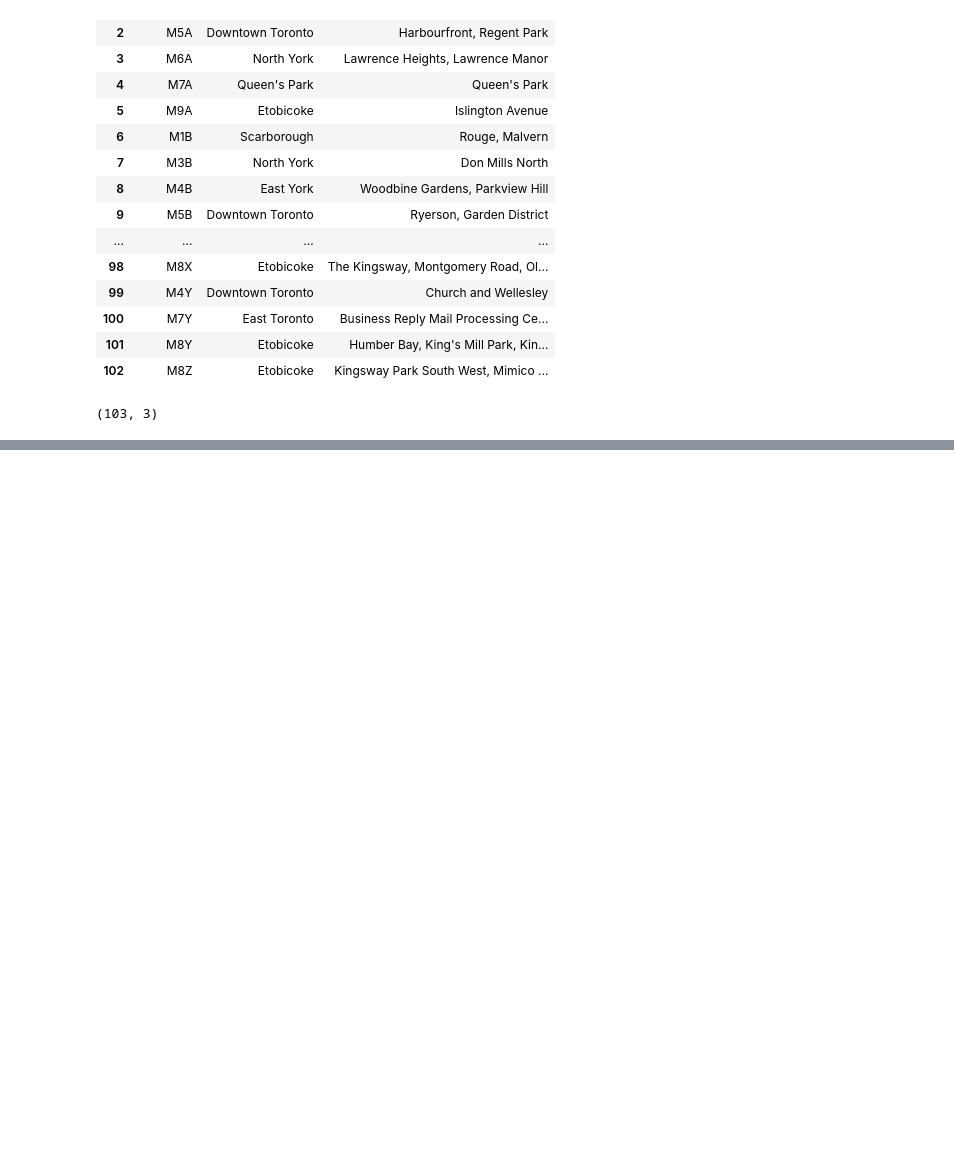
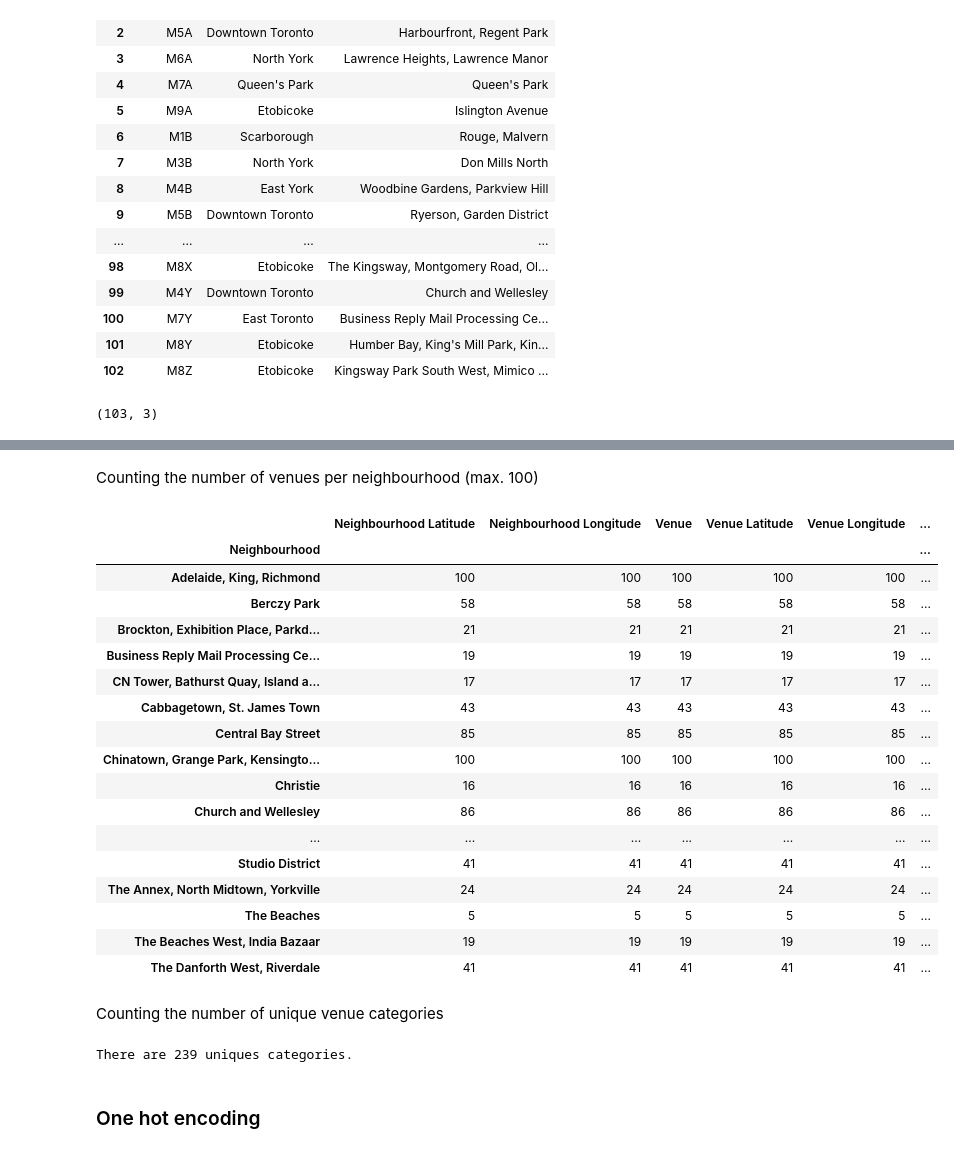
Before and after one commit to Jpbernal888/Coursera_Capstone, a Jupyter notebook: S&C Toronto.ipynb, the cells around one changed output, grey strips where cells are left out. Drawn from its saved outputs; the diff is of its cells as text; code cells hidden in the pictures; blank space fills up the shorter version.

```diff
--- a/S&C Toronto.ipynb
+++ b/S&C Toronto.ipynb
@@ -100,0 +122,13 @@ df_grouped.shape
+# %%
+lats = np.zeros(df_grouped.shape[0])
+longs = np.zeros(df_grouped.shape[0])
+
+for ind in np.arange(df_grouped.shape[0]):
+    pcode = df_grouped.loc[ind,'Postcode']
+    lats[ind] = geo_df.loc[geo_df['Postal Code'] == pcode, 'Latitude']
+    longs[ind] = geo_df.loc[geo_df['Postal Code'] == pcode, 'Longitude']
+
+df_grouped['Latitude'] = lats
+df_grouped['Longitude'] = longs
+
+df_grouped
@@ -100,0 +273,31 @@ df_grouped.shape
+# %% [markdown]
+Counting the number of venues per neighbourhood (max. 100)
+# %%
+toronto_venues.groupby('Neighbourhood').count()
+# %% [output]
+|  | Neighbourhood Latitude | Neighbourhood Longitude | Venue | Venue Latitude | Venue Longitude | ... |
+| Neighbourhood |  |  |  |  |  | ... |
+| Adelaide, King, Richmond | 100 | 100 | 100 | 100 | 100 | ... |
+| Berczy Park | 58 | 58 | 58 | 58 | 58 | ... |
+| Brockton, Exhibition Place, Parkd... | 21 | 21 | 21 | 21 | 21 | ... |
+| Business Reply Mail Processing Ce... | 19 | 19 | 19 | 19 | 19 | ... |
+| CN Tower, Bathurst Quay, Island a... | 17 | 17 | 17 | 17 | 17 | ... |
+| Cabbagetown, St. James Town | 43 | 43 | 43 | 43 | 43 | ... |
+| Central Bay Street | 85 | 85 | 85 | 85 | 85 | ... |
+| Chinatown, Grange Park, Kensingto... | 100 | 100 | 100 | 100 | 100 | ... |
+| Christie | 16 | 16 | 16 | 16 | 16 | ... |
+| Church and Wellesley | 86 | 86 | 86 | 86 | 86 | ... |
+| ... | ... | ... | ... | ... | ... | ... |
+| Studio District | 41 | 41 | 41 | 41 | 41 | ... |
+| The Annex, North Midtown, Yorkville | 24 | 24 | 24 | 24 | 24 | ... |
+| The Beaches | 5 | 5 | 5 | 5 | 5 | ... |
+| The Beaches West, India Bazaar | 19 | 19 | 19 | 19 | 19 | ... |
+| The Danforth West, Riverdale | 41 | 41 | 41 | 41 | 41 | ... |
+# %% [markdown]
+Counting the number of unique venue categories
+# %%
+print('There are {} uniques categories.'.format(len(toronto_venues['Venue Category'].unique())))
+# %% [output]
+There are 239 uniques categories.
+# %% [markdown]
+### One hot encoding
```
Also changed, not shown: parts of 48 cells of this notebook.
